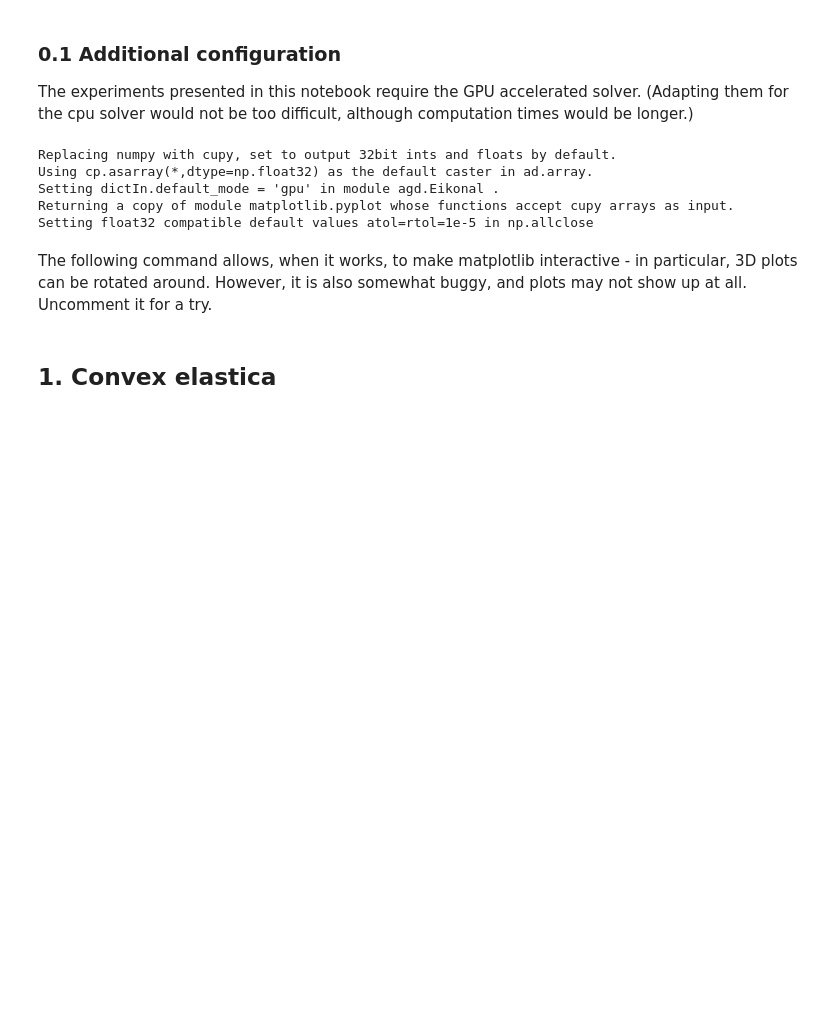
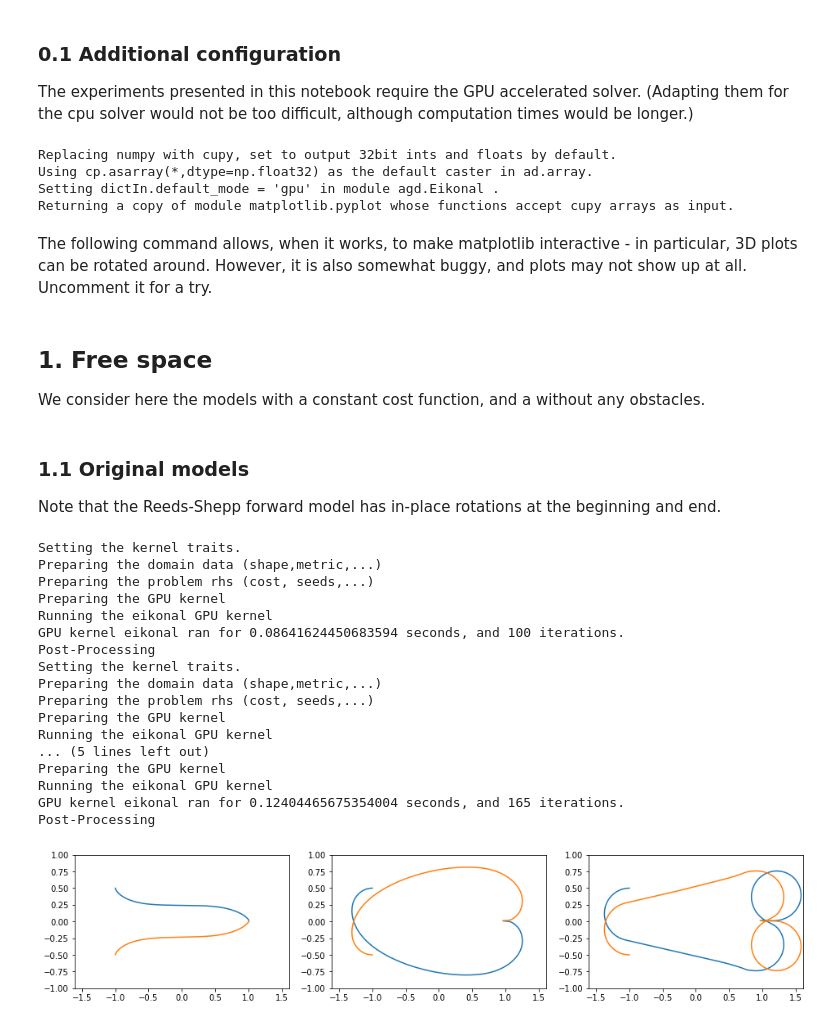
Before and after one commit to Mirebeau/AdaptiveGridDiscretizations, a Jupyter notebook: Notebooks_FMM/InPreparation/ConvexCurvature.ipynb, the cells around one changed output. Cells and saved outputs as stored; diff of their text form; code cells hidden in the pictures; blank space fills up the shorter version.

Commit message:
Working on convex curvature models.

```diff
--- a/Notebooks_FMM/InPreparation/ConvexCurvature.ipynb
+++ b/Notebooks_FMM/InPreparation/ConvexCurvature.ipynb
@@ -36,16 +69,59 @@ The experiments presented in this notebook require the GPU accelerated solver.
 # %%
 if ad.cupy_generic.cp is None: raise ad.DeliberateNotebookError("cupy module not found")
 # %%
-xp,Eikonal,plt,allclose = [ad.cupy_friendly(e) for e in (xp,Eikonal,plt,allclose)]
+xp,Eikonal,plt = [ad.cupy_friendly(e) for e in (xp,Eikonal,plt)]
 # %% [output]
 Replacing numpy with cupy, set to output 32bit ints and floats by default.
 Using cp.asarray(*,dtype=np.float32) as the default caster in ad.array.
 Setting dictIn.default_mode = 'gpu' in module agd.Eikonal .
 Returning a copy of module matplotlib.pyplot whose functions accept cupy arrays as input.
-Setting float32 compatible default values atol=rtol=1e-5 in np.allclose
 # %% [markdown]
 The following command allows, when it works, to make matplotlib interactive - in particular, 3D plots can be rotated around. However, it is also somewhat buggy, and plots may not show up at all. Uncomment it for a try.
 # %%
 #%matplotlib notebook
-# %% [markdown]
-## 1. Convex elastica
+# %% [markdown]
+## 1. Free space
+
+We consider here the models with a constant cost function, and a without any obstacles.
+# %% [markdown]
+### 1.1 Original models
+
+Note that the Reeds-Shepp forward model has in-place rotations at the beginning and end.
+# %%
+hfmIn = Eikonal.dictIn({
+    'model':'Elastica2',
+    'xi':0.4,
+    'seed': (1,0,0),
+    'tips': [(-1,0.5,0),(-1,-0.5,0)],
+})
+
+hfmIn.SetRect([[-2,2],[-1,1]],dimx=200)
+hfmIn.nTheta = 100
+# %%
+plt.figure(figsize=[16,3])
+for i,model in enumerate(('ReedsSheppForward2','Elastica2','Dubins2')):
+    hfmIn['model'] = model
+    hfmOut = hfmIn.Run()
+    ax = plt.subplot(1,3,i+1)
+    plt.title(model); plt.axis('equal')
+    ax.set_xlim(-2,2); ax.set_ylim(-1,1);
+    for geo in hfmOut['geodesics']:  plt.plot(geo[0],geo[1])
+# %% [output]
+Setting the kernel traits.
+Preparing the domain data (shape,metric,...)
+Preparing the problem rhs (cost, seeds,...)
+Preparing the GPU kernel
+Running the eikonal GPU kernel
+GPU kernel eikonal ran for 0.08641624450683594 seconds, and 100 iterations.
+Post-Processing
+Setting the kernel traits.
+Preparing the domain data (shape,metric,...)
+Preparing the problem rhs (cost, seeds,...)
+Preparing the GPU kernel
+Running the eikonal GPU kernel
+... (5 lines left out)
+Preparing the GPU kernel
+Running the eikonal GPU kernel
+GPU kernel eikonal ran for 0.12404465675354004 seconds, and 165 iterations.
+Post-Processing
+[figure, added]
```
Also changed, not shown: parts of 14 cells of this notebook, 4 other files.
